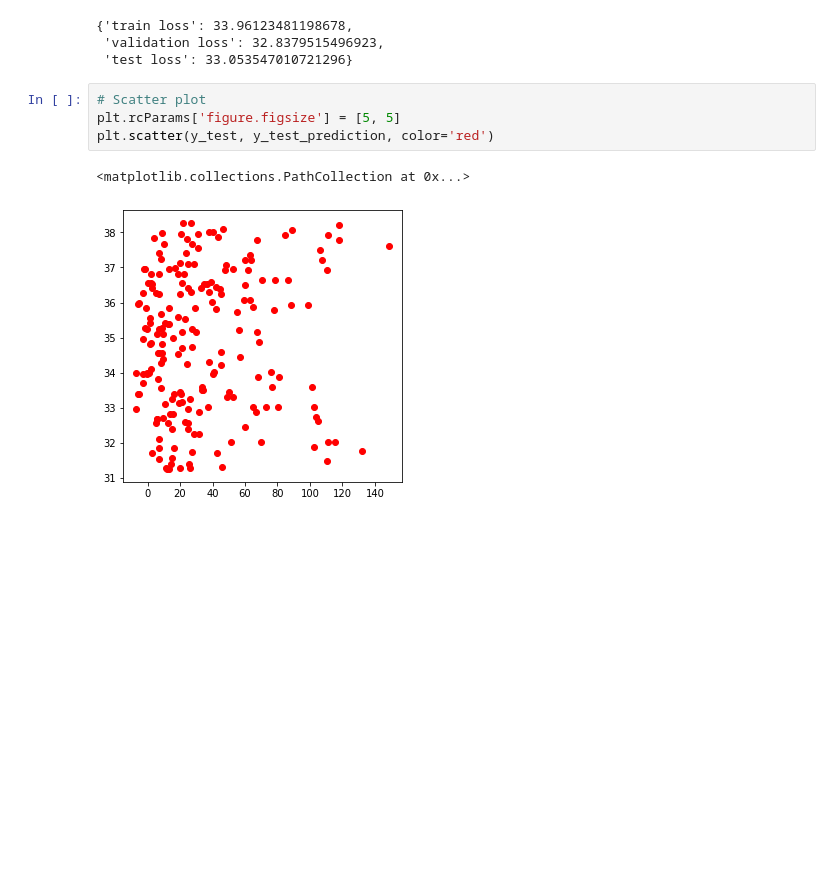
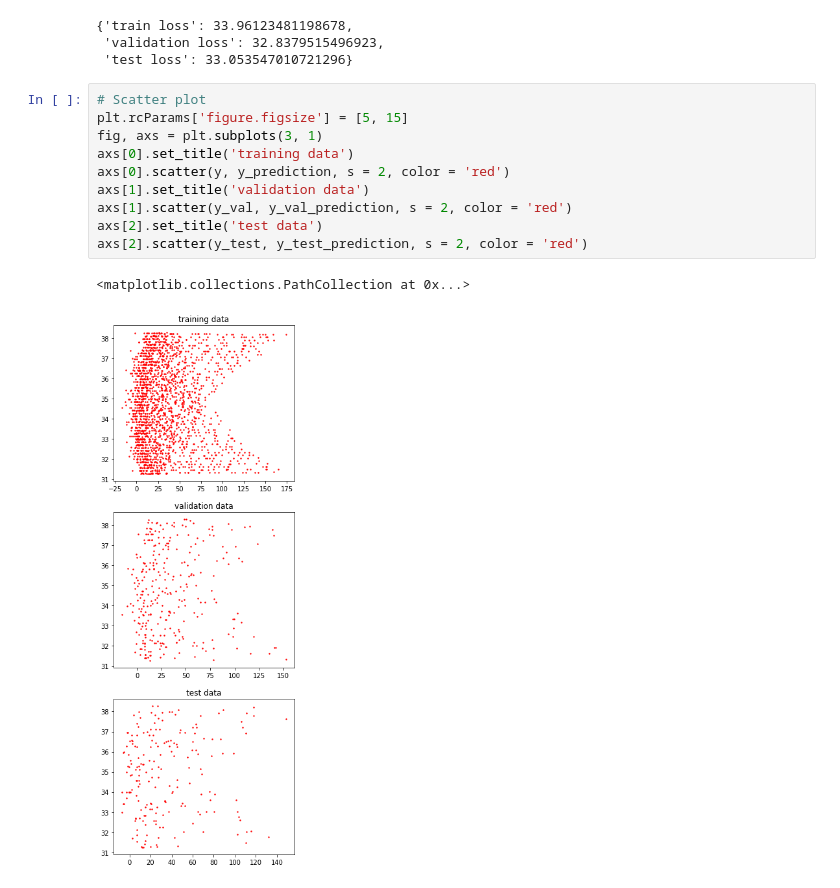
Before and after one commit to shashikdm/CS401-Assignments, a Jupyter notebook: Assignment 1/goup15/regression/bivariateData/MultiLinearRegression.ipynb, the cells around one changed output. Drawn from its saved outputs; the diff is of its cells as text; blank space fills up the shorter version.

```diff
--- a/Assignment 1/goup15/regression/bivariateData/MultiLinearRegression.ipynb
+++ b/Assignment 1/goup15/regression/bivariateData/MultiLinearRegression.ipynb
@@ -63,10 +63,16 @@ testlossRMS = np.sqrt(np.mean(np.square(y_test_prediction-y_test)))
 {'train loss': 33.96123481198678,
  'validation loss': 32.8379515496923,
  'test loss': 33.053547010721296}
-# %%
-# Scatter plot
-plt.rcParams['figure.figsize'] = [5, 5]
-plt.scatter(y_test, y_test_prediction, color='red')
-# %% [output]
-<matplotlib.collections.PathCollection at 0x...>
-[figure, removed]
+# %%
+# Scatter plot
+plt.rcParams['figure.figsize'] = [5, 15]
+fig, axs = plt.subplots(3, 1)
+axs[0].set_title('training data')
+axs[0].scatter(y, y_prediction, s = 2, color = 'red')
+axs[1].set_title('validation data')
+axs[1].scatter(y_val, y_val_prediction, s = 2, color = 'red')
+axs[2].set_title('test data')
+axs[2].scatter(y_test, y_test_prediction, s = 2, color = 'red')
+# %% [output]
+<matplotlib.collections.PathCollection at 0x...>
+[figure, added]
```
Also changed, not shown: 1 other file.
